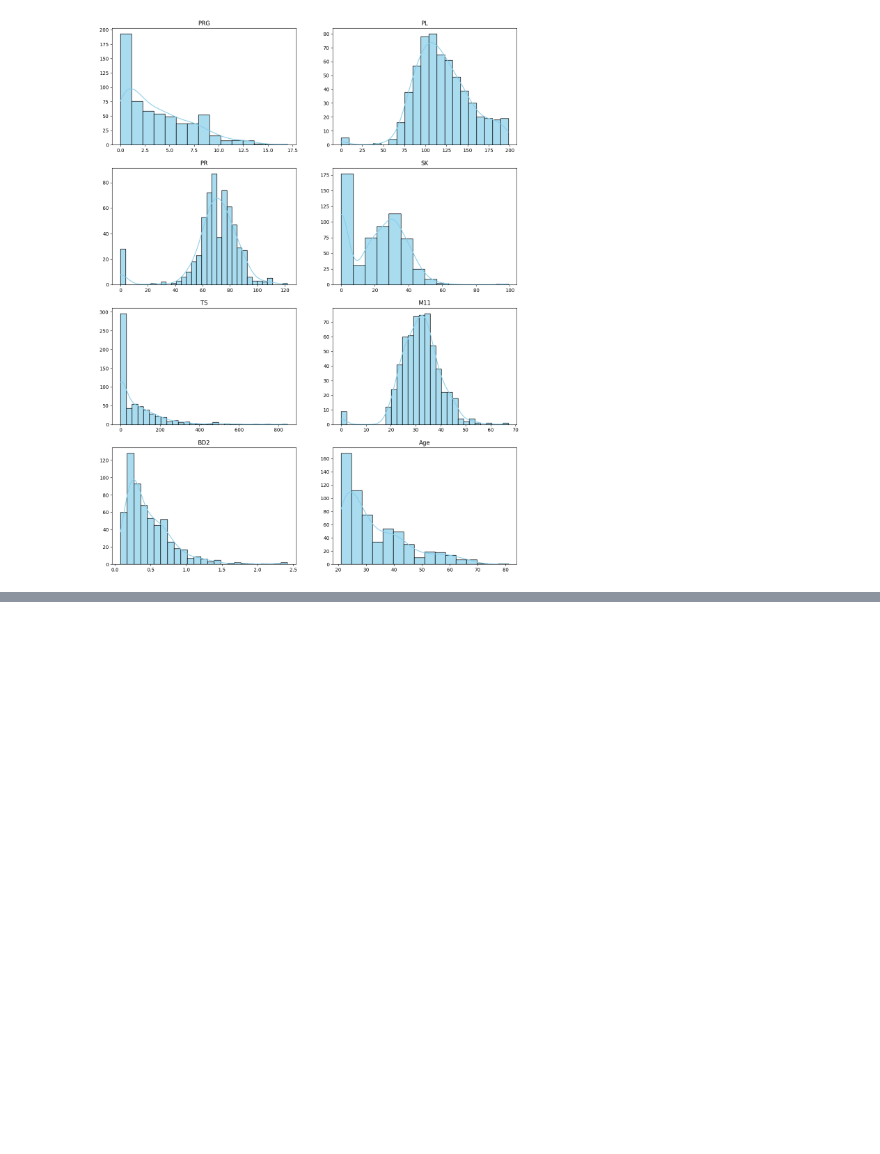
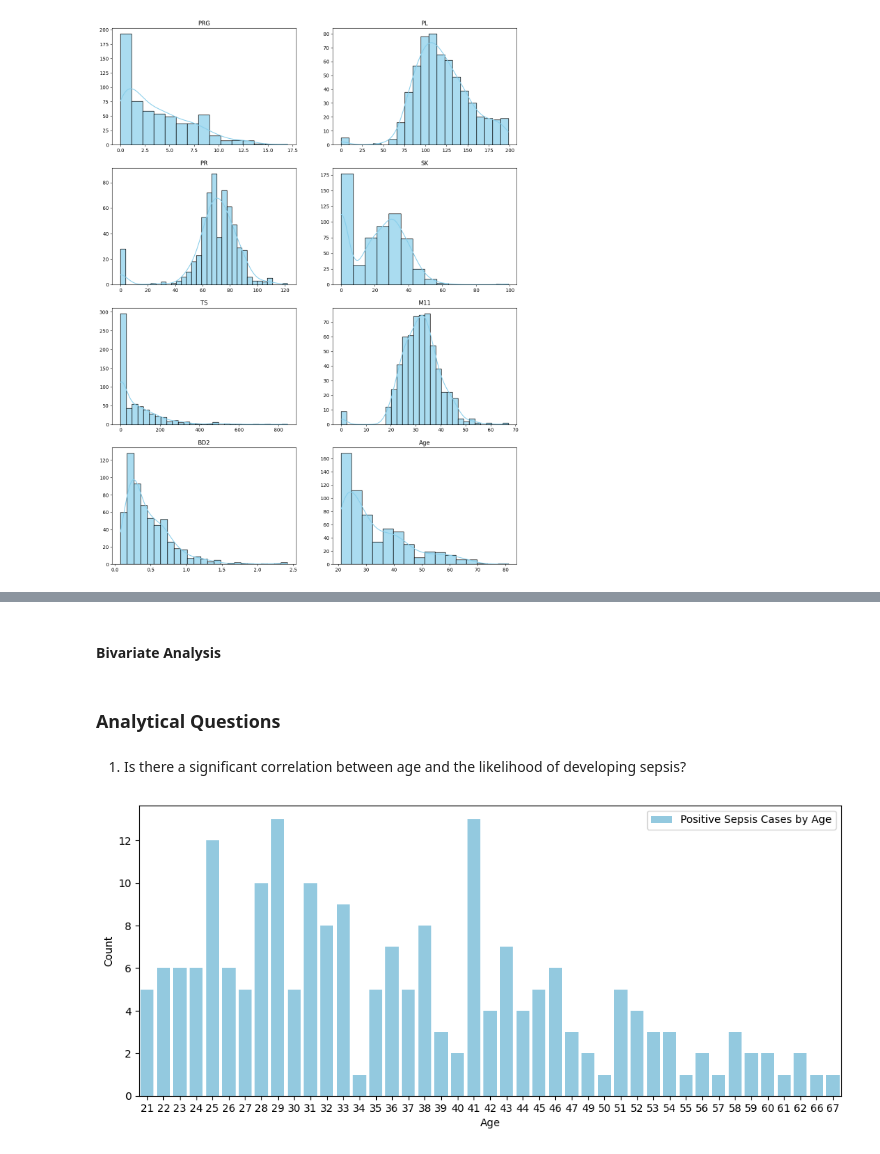
Before and after one commit to murithidenisgitobu/Sepsis-Predictor, a Jupyter notebook: Notebook.ipynb, the cells around one changed output, grey strips where cells are left out. Cells and saved outputs as stored; diff of their text form; code cells hidden in the pictures; blank space fills up the shorter version.

Commit message:
Analytical question 1 done

```diff
--- a/Notebook.ipynb
+++ b/Notebook.ipynb
@@ -176,0 +181,13 @@ plt.show()
+# %% [markdown]
+#### **Bivariate Analysis**
+# %% [markdown]
+### **Analytical Questions**
+# %% [markdown]
+ 1. Is there a significant correlation between age and the likelihood of developing sepsis?
+# %%
+# Barplot to show relationship between age and the likelihood of developing sepsis
+plt.figure(figsize=(12, 5))
+positive_sepsis_by_age = df[df['Sepssis'] == 'Positive'].groupby('Age').size().reset_index(name='Count')
+ax = sns.barplot(positive_sepsis_by_age, x='Age', y='Count', label='Positive Sepsis Cases by Age', color='skyblue')
+# %% [output]
+[figure, added]
```
Also changed, not shown: parts of 13 cells of this notebook.
